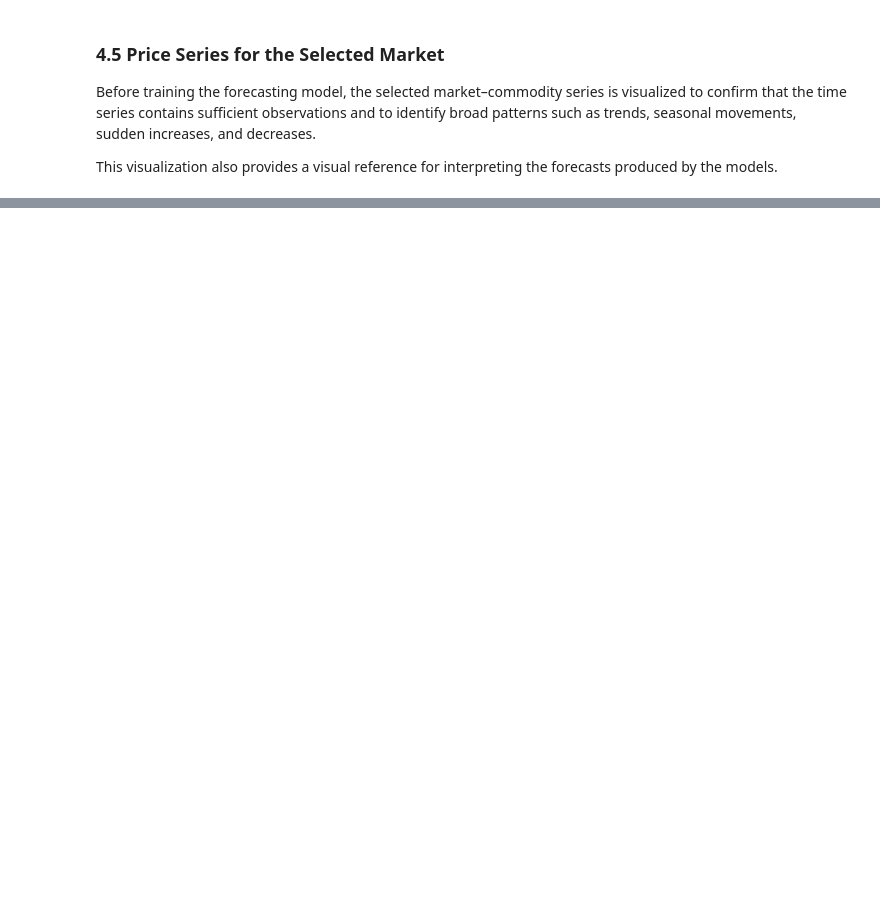
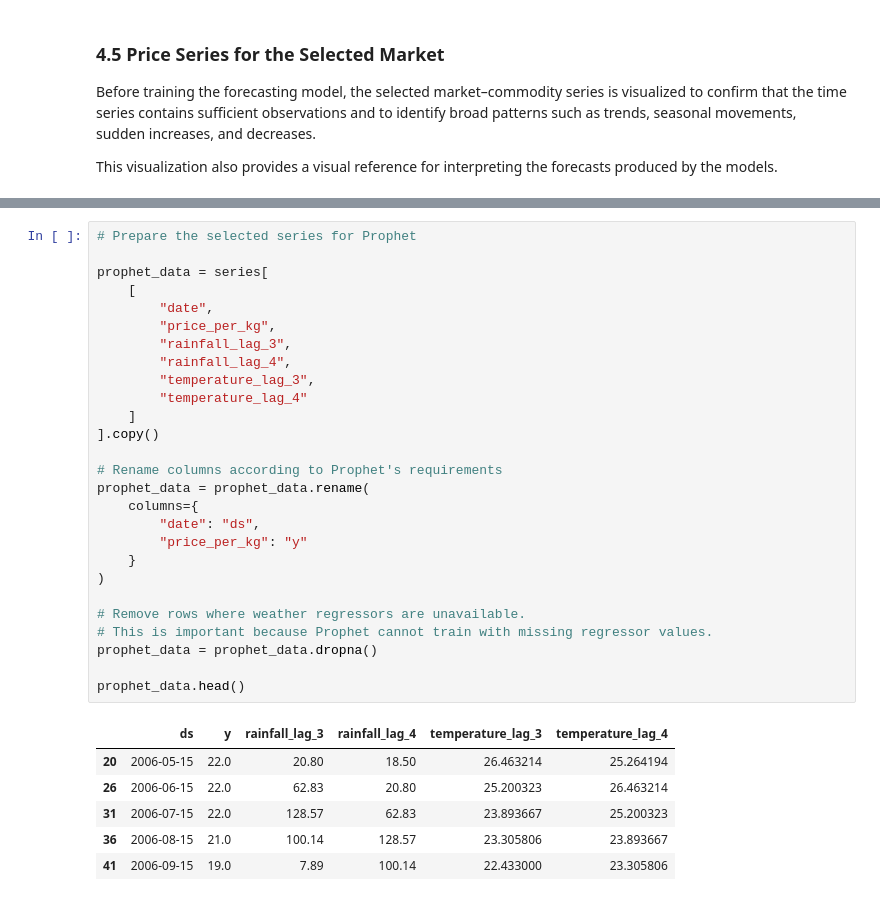
Before and after one commit to kevinkiplangat432/Predictive-Time-Series-Pipeline-using-a-Dual-Input-LSTM-and-Geospatial-Mapping, a Jupyter notebook: kenyan_prices_food.ipynb, the cells around one changed output, grey strips where cells are left out. Drawn from its saved outputs; the diff is of its cells as text; blank space fills up the shorter version.

```diff
--- a/kenyan_prices_food.ipynb
+++ b/kenyan_prices_food.ipynb
@@ -1216,0 +1223,34 @@ plt.show()
+# %%
+# Prepare the selected series for Prophet
+
+prophet_data = series[
+    [
+        "date",
+        "price_per_kg",
+        "rainfall_lag_3",
+        "rainfall_lag_4",
+        "temperature_lag_3",
+        "temperature_lag_4"
+    ]
+].copy()
+
+# Rename columns according to Prophet's requirements
+prophet_data = prophet_data.rename(
+    columns={
+        "date": "ds",
+        "price_per_kg": "y"
+    }
+)
+
+# Remove rows where weather regressors are unavailable.
+# This is important because Prophet cannot train with missing regressor values.
+prophet_data = prophet_data.dropna()
+
+prophet_data.head()
+# %% [output]
+|  | ds | y | rainfall_lag_3 | rainfall_lag_4 | temperature_lag_3 | temperature_lag_4 |
+| 20 | 2006-05-15 | 22.0 | 20.80 | 18.50 | 26.463214 | 25.264194 |
+| 26 | 2006-06-15 | 22.0 | 62.83 | 20.80 | 25.200323 | 26.463214 |
+| 31 | 2006-07-15 | 22.0 | 128.57 | 62.83 | 23.893667 | 25.200323 |
+| 36 | 2006-08-15 | 21.0 | 100.14 | 128.57 | 23.305806 | 23.893667 |
+| 41 | 2006-09-15 | 19.0 | 7.89 | 100.14 | 22.433000 | 23.305806 |
```
Also changed, not shown: parts of 12 cells of this notebook.
